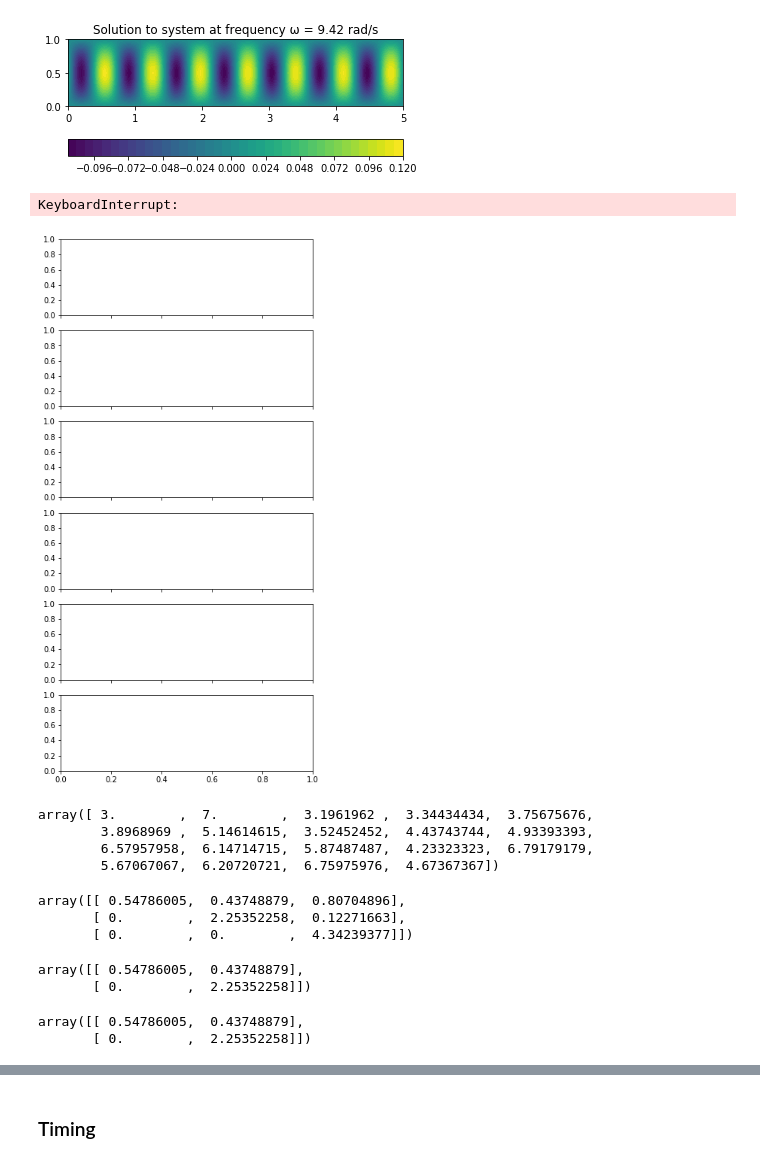
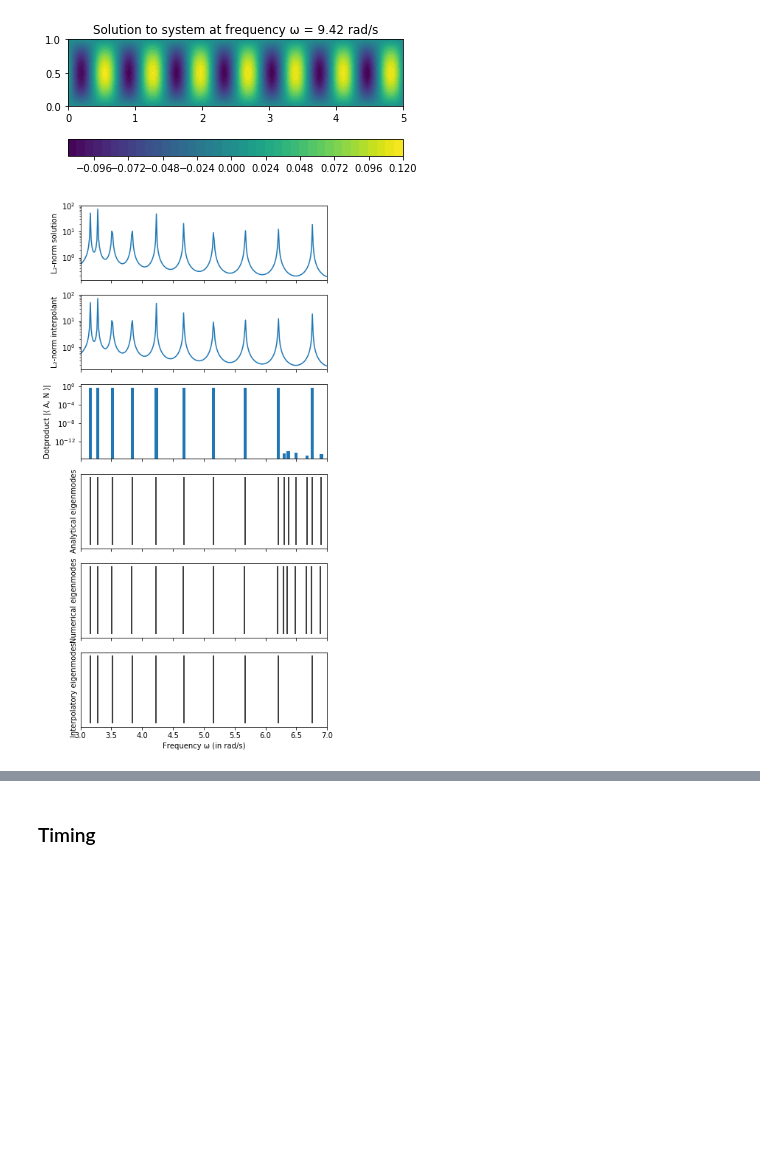
Before and after one commit to FMatti/Maxwell-MRI, a Jupyter notebook: examples/rectangular_waveguide/rectangular_waveguide.ipynb, the cells around one changed output, grey strips where cells are left out. Drawn from its saved outputs; the diff is of its cells as text; code cells hidden in the pictures; blank space fills up the shorter version.

Commit message:
implement greedy algorithm (semi-)properly

```diff
--- a/examples/rectangular_waveguide/rectangular_waveguide.ipynb
+++ b/examples/rectangular_waveguide/rectangular_waveguide.ipynb
@@ -40,24 +40,23 @@ VS = VectorSpaceL2(WG)
 # %%
 fig, ax = plt.subplots(6, 1, figsize=(6, 13), sharex=True)
 omegas = np.linspace(3, 7, 300)
 helpers.plot_L2_norms(ax[0], WG, omegas, VS)
-helpers.plot_surrogate_L2_norms(ax[1], WG, 15, omegas, VS)
+helpers.plot_surrogate_L2_norms(ax[1], WG, np.linspace(omegas[0], omegas[-1], 15), omegas, VS)
 helpers.plot_eigvecs_dot_N(ax[2], WG, omegas[2], omegas[-1], width=0.05)
 helpers.plot_numerical_eigenfrequencies(ax[3], WG, omegas[0], omegas[-1])
 helpers.plot_analytical_eigenfrequencies(ax[4], WG, omegas[0], omegas[-1])
-helpers.plot_interpolatory_eigenfrequencies(ax[5], WG, omegas[0], omegas[-1], 15, VS)
+helpers.plot_interpolatory_eigenfrequencies(ax[5], WG, np.linspace(omegas[0], omegas[-1], 15), VS)
 ax[0].set_ylabel('L\u2082-norm solution')
 ax[1].set_ylabel('L\u2082-norm interpolant')
 ax[2].set_ylabel('Dotproduct |\u27E8 A, N \u27E9|')
 ax[3].set_ylabel('Analytical eigenmodes')
 ax[3].set_yticks([])
 ax[4].set_ylabel('Numerical eigenmodes')
 ax[4].set_yticks([])
 ax[5].set_ylabel('Interpolatory eigenmodes')
 ax[5].set_yticks([])
 ax[5].set_xlabel('Frequency \u03C9 (in rad/s)')
 ax[5].set_xlim(omegas[0], omegas[-1])
 plt.show()
 # %% [output]
-KeyboardInterrupt:
-[figure, old version]
+[figure, new version]
@@ -88,64 +62,0 @@ def compute_greedy_surrogate(WG, VS, a, b, tol=1e-2):
-# %%
-compute_greedy_surrogate(WG, VS, 3, 7)
-WG.RI.nodes
-# %% [output]
-array([ 3.        ,  7.        ,  3.1961962 ,  3.34434434,  3.75675676,
-        3.8968969 ,  5.14614615,  3.52452452,  4.43743744,  4.93393393,
-        6.57957958,  6.14714715,  5.87487487,  4.23323323,  6.79179179,
-        5.67067067,  6.20720721,  6.75975976,  4.67367367])
-# %%
-omegas = np.linspace(3, 4, 100)
-WG.solve(omegas)
-A = WG.get_solution(tonumpy=True)
-R3 = helpers.householder_triangularization(A, VS)
-R3
-# %% [output]
-array([[ 0.54786005,  0.43748879,  0.80704896],
-       [ 0.        ,  2.25352258,  0.12271663],
-       [ 0.        ,  0.        ,  4.34239377]])
-# %%
-R2 = helpers.householder_triangularization(WG.get_solution(tonumpy=True)[:2], VS)
-R2
-# %% [output]
-array([[ 0.54786005,  0.43748879],
-       [ 0.        ,  2.25352258]])
-# %%
-def householder_triangularization(A_, VS):
-    """Compute the matrix R of a QR-decomposition of A"""
-    A = A_.copy()
-
-    N = A.shape[0]
-    E = helpers.get_orthonormal_matrix(A.shape, VS)
-    R = np.zeros((N, N))
-
-    vs = []
-
-    for k in range(N):
-        R[k, k] = VS.norm(A[k])
-        alpha = VS.inner_product(E[k], A[k])
-        if abs(alpha) > 1e-17:
-            E[k] *= - alpha / abs(alpha)
-
-        v = R[k, k] * E[k] - A[k]
-        for j in range(k):
-            v -= VS.inner_product(E[j], v) * E[j]
-
-        sigma = VS.norm(v)
-        if abs(sigma) > 1e-17:
-            v /= sigma
-        else:
-            v = E[k]
-
-        for j in range(k+1, N):
-            A[j] -= 2 * v * VS.inner_product(v, A[j])
-            R[k, j] = VS.inner_product(E[k], A[j])
-            A[j] -= E[k] * R[k, j]
-
-        vs.append(v)
-    return R, E, vs
-
-R, E, vs = householder_triangularization(WG.get_solution(tonumpy=True)[:2], VS)
-R
-# %% [output]
-array([[ 0.54786005,  0.43748879],
-       [ 0.        ,  2.25352258]])
```
Also changed, not shown: parts of 10 cells of this notebook, 3 other files.
